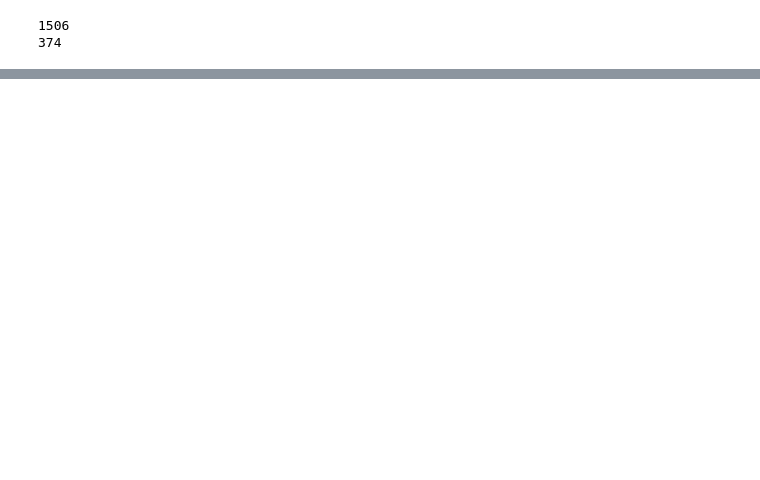
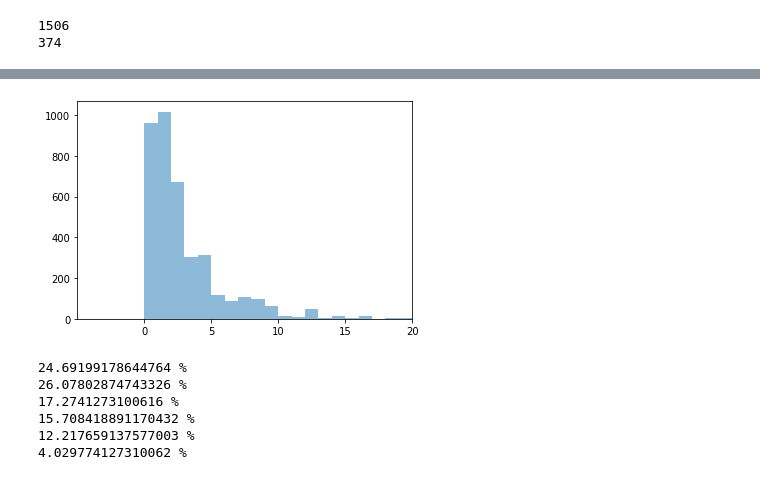
Before and after one commit to vaibhavviking/customer_segmentation, a Jupyter notebook: data_exploration_and_processing.ipynb, the cells around one changed output, grey strips where cells are left out. Saved outputs shown, nothing was run; the diff lists cells and outputs as text; code cells hidden in the pictures; blank space fills up the shorter version.

Commit message:
product categories

```diff
--- a/data_exploration_and_processing.ipynb
+++ b/data_exploration_and_processing.ipynb
@@ -152,0 +182,36 @@ print(len(top_roots))
+# %%
+products_np = []
+mean_prices = []
+count_cat = [0 for _ in range(6)]
+for i,desc in enumerate(list_products):
+    print(i)
+    temp = [df_phase3[df_phase3["Description"] == desc], desc]
+    roots = desc_to_roots[desc.lower()]
+    for root in roots:
+        for j in range(1506):
+            if root_to_index[root] == j:
+                temp.append(1)
+            else:
+                temp.append(0)
+    mean_price = df_phase3[df_phase3["Description"] == desc]["UnitPrice"].mean()
+    prod_cat = 0
+
+    if mean_price < 1:
+        prod_cat = 0
+    elif mean_price < 2:
+        prod_cat = 1
+    elif mean_price < 3:
+        prod_cat = 2
+    elif mean_price < 5:
+        prod_cat = 3
+    elif mean_price < 10:
+        prod_cat = 4
+    else:
+        prod_cat = 5
+
+    cat_list = [0 for _ in range(6)]
+    cat_list[prod_cat] = 1
+    temp.extend(cat_list)
+    # mean_prices.append(mean_price)
+    count_cat[prod_cat]+=1
+    products_np.append(temp)
@@ -152,0 +236,20 @@ print(len(top_roots))
+# %%
+bins = np.arange(-100, 100, 1) # fixed bin size
+
+plt.xlim([min(mean_prices)-5, 20])
+
+plt.hist(mean_prices, bins=bins, alpha=0.5)
+plt.show()
+# %% [output]
+[figure, added]
+# %%
+count_cat = np.array(count_cat)
+for i in range(6):
+    print(count_cat[i]/np.sum(count_cat) * 100, "%")
+# %% [output]
+24.69199178644764 %
+26.07802874743326 %
+17.2741273100616 %
+15.708418891170432 %
+12.217659137577003 %
+4.029774127310062 %
```
Also changed, not shown: parts of 8 cells of this notebook, 1 other file.
